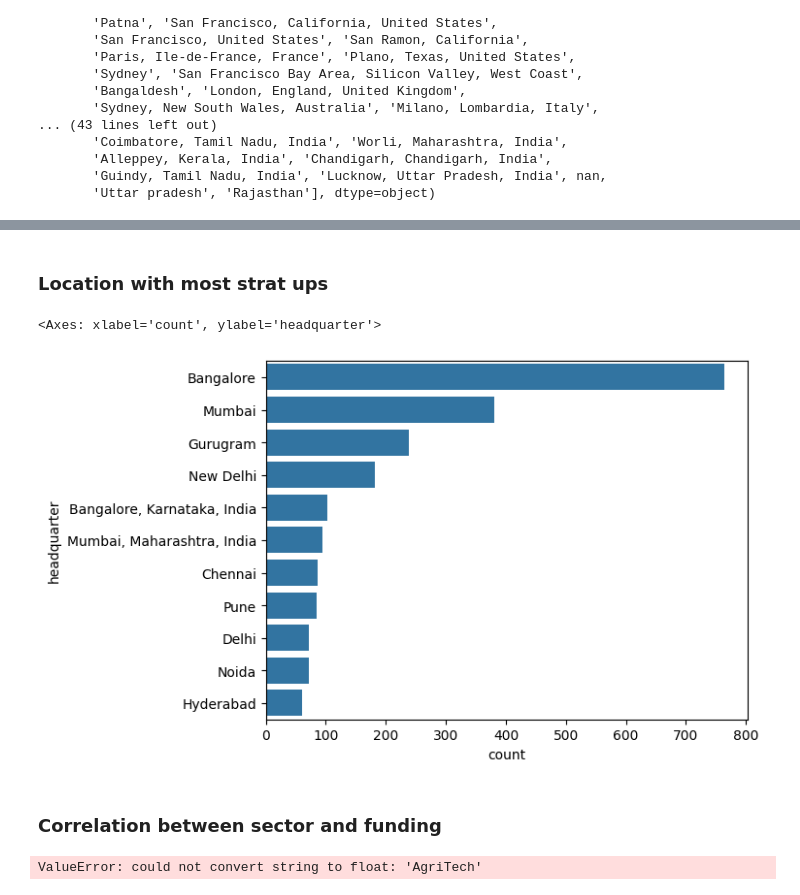
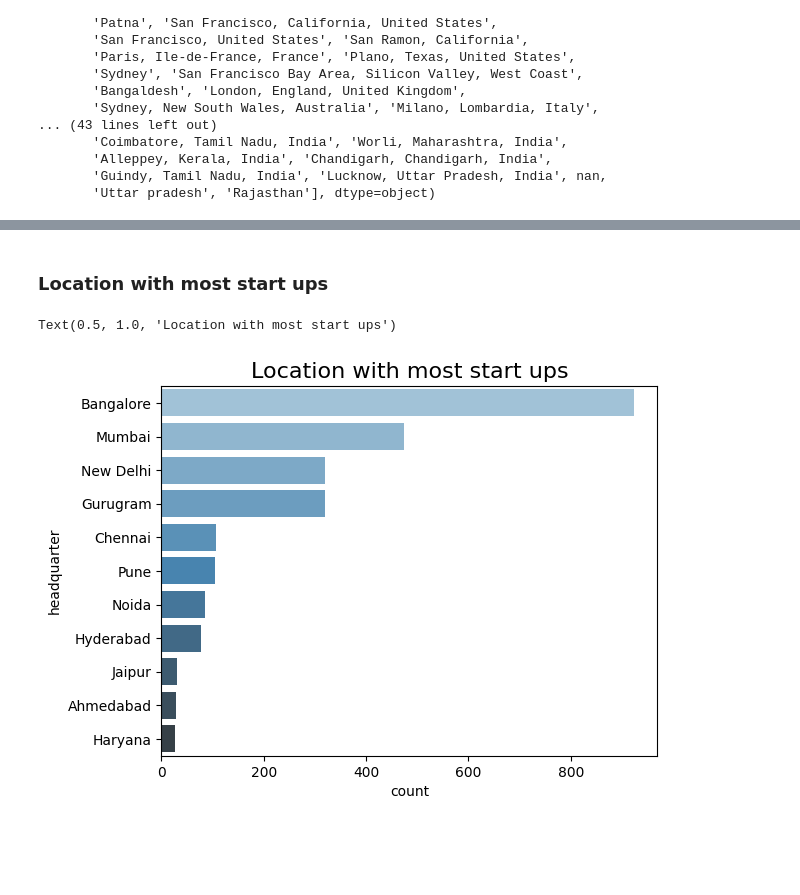
Before and after one commit to iakwatia/Data-Analysis-Project, a Jupyter notebook: Indian_startup.ipynb, the cells around one changed output, grey strips where cells are left out. Drawn from its saved outputs; the diff is of its cells as text; code cells hidden in the pictures; blank space fills up the shorter version.

```diff
--- a/Indian_startup.ipynb
+++ b/Indian_startup.ipynb
@@ -398,17 +389,17 @@ def floater(string):
 def clean_amount(amount):
     if isinstance(amount, str):
         # Convert to lowercase
-        amount = amount.lower()
+        #amount = amount.lower()
 
         # Remove any spaces
         amount = amount.replace(' ', '')
 
         # Remove commas
-        amount = amount.replace(',', '')
+        #amount = amount.replace(',', '')
 
         if amount == '' or amount == '—':
             amount = np.nan
-        # If the amount is in INR (Indian Rupees), convert it to USD using the conversion rate of 1 INR = 0.012 USD
+         #if the amount is in INR (Indian Rupees), convert it to USD using the conversion rate of 1 INR = 0.012 USD
         elif '₹' in amount:
             amount = amount.replace('₹', '')
             amount = floater(amount) * 0.012
@@ -637,3 +719,23 @@ array(['Chennai', 'Bangalore', 'Pune', 'New Delhi', 'Indore', 'Hyderabad',
        'Alleppey, Kerala, India', 'Chandigarh, Chandigarh, India',
        'Guindy, Tamil Nadu, India', 'Lucknow, Uttar Pradesh, India', nan,
        'Uttar pradesh', 'Rajasthan'], dtype=object)
+# %%
+
+# Fix headquarter values, take every word before the first comma as headqurter
+def splitter(value):
+    """
+    Splits a string by comma and returns the first part.
+
+    Args:
+        value (str or None): The value to be split.
+
+    Returns:
+        str or None: The first part of the string before the first comma, or the original value if the input is not a string.
+    """
+    return value.split(',')[0] if isinstance(value, str) else value
+
+df['headquarter'] = [splitter(hq) for hq in df['headquarter']]
+# %%
+df['headquarter']=df['headquarter'].replace('Gurgaon','Gurugram') # Replacing 'Gurgaon' with 'Gurugram'
+df['headquarter']=df['headquarter'].replace('Bengaluru','Bangalore')
+df['headquarter']=df['headquarter'].replace('Delhi', 'New Delhi') #Replacing 'Delhi' with 'New Delhi'
@@ -642,13 +762,9 @@ location = df.groupby(['headquarter'])['headquarter'].agg(['count']).sort_values
 # %% [markdown]
-### Location with most strat ups
+### Location with most start ups
 # %%
-sns.barplot(y=location[:11].index, x= (location['count'])[:11])
+sns.barplot(y=location[:11].index, x= (location['count'])[:11], palette='Blues_d')
+
+plt.title('Location with most start ups', fontsize=16)
 # %% [output]
-<Axes: xlabel='count', ylabel='headquarter'>
+Text(0.5, 1.0, 'Location with most start ups')
-[figure, old version]
+[figure, new version]
-# %% [markdown]
-### Correlation between sector and funding
-# %%
-correlation = df['sector'].corr(df['amount'])
-# %% [output]
-ValueError: could not convert string to float: 'AgriTech'
```
Also changed, not shown: parts of 39 cells of this notebook, 3 other files.
